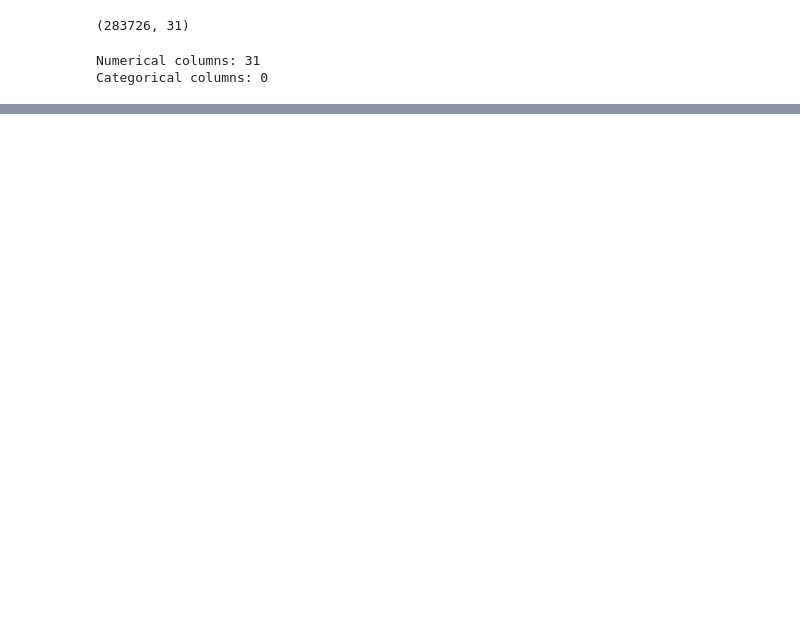
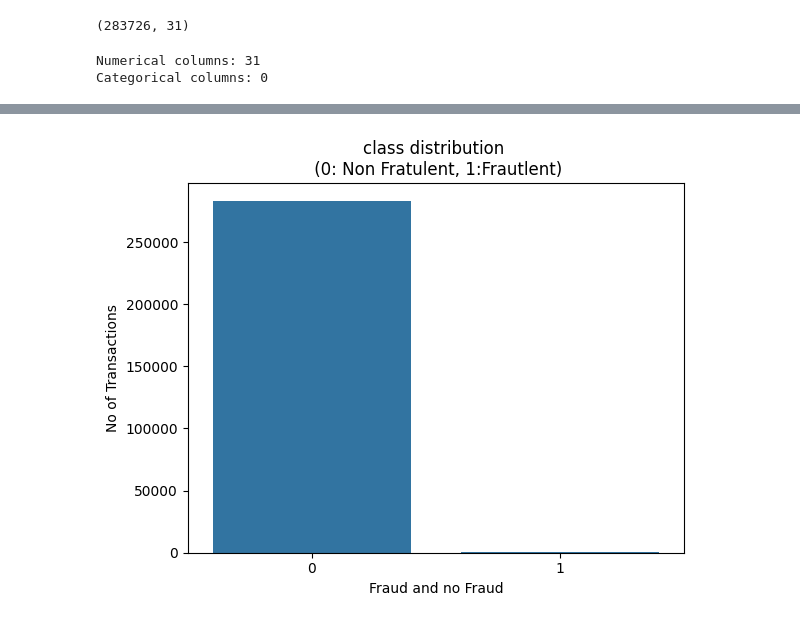
Before and after one commit to PoonamPareek2001/Creditcardfraudanalysis, a Jupyter notebook: CCFraudAnalysis.ipynb, the cells around one changed output, grey strips where cells are left out. Drawn from its saved outputs; the diff is of its cells as text; code cells hidden in the pictures; blank space fills up the shorter version.

```diff
--- a/CCFraudAnalysis.ipynb
+++ b/CCFraudAnalysis.ipynb
@@ -188,0 +223,8 @@ Categorical columns: 0
+# %%
+sns.countplot(x=Data["Class"]) #count plot for each class fraud and non_fraud
+plt.title("class distribution \n (0: Non Fratulent, 1:Frautlent)")
+plt.xlabel("Fraud and no Fraud")
+plt.ylabel("No of Transactions")
+plt.show()
+# %% [output]
+[figure, added]
```
Also changed, not shown: parts of 5 cells of this notebook.
